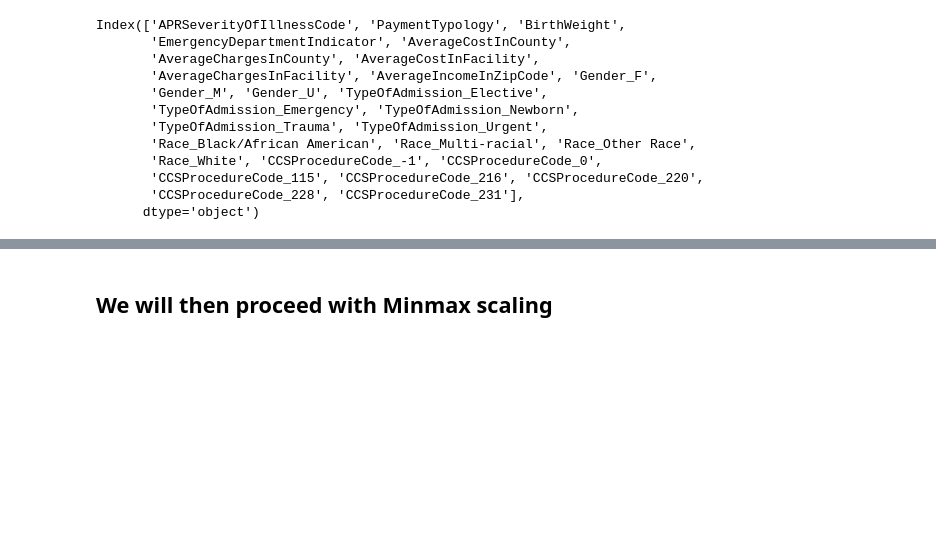
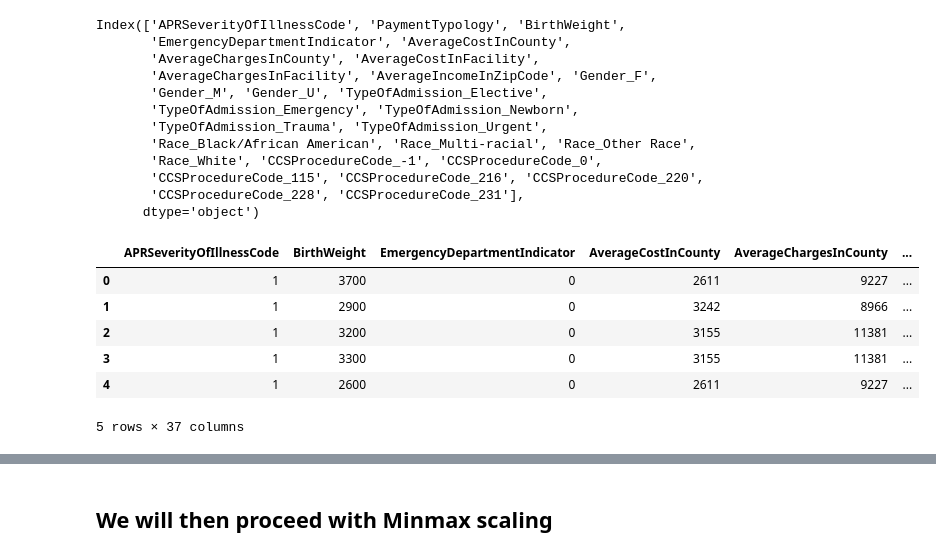
Before and after one commit to s3723189/COSC2673_assignment1, a Jupyter notebook: assignment1.ipynb, the cells around one changed output, grey strips where cells are left out. Saved outputs shown, nothing was run; the diff lists cells and outputs as text; code cells hidden in the pictures; blank space fills up the shorter version.

```diff
--- a/assignment1.ipynb
+++ b/assignment1.ipynb
@@ -246,3 +255,13 @@ for i in range(len(test_OneHotEncoder_PaymentTypology.categories_[0])):
 
 a_dataset = a_dataset.drop(columns = ['PaymentTypology'])
 test_dataset = test_dataset.drop(columns = ['PaymentTypology'])
+# %%
+a_dataset.head()
+# %% [output]
+|  | APRSeverityOfIllnessCode | BirthWeight | EmergencyDepartmentIndicator | AverageCostInCounty | AverageChargesInCounty | ... |
+| 0 | 1 | 3700 | 0 | 2611 | 9227 | ... |
+| 1 | 1 | 2900 | 0 | 3242 | 8966 | ... |
+| 2 | 1 | 3200 | 0 | 3155 | 11381 | ... |
+| 3 | 1 | 3300 | 0 | 3155 | 11381 | ... |
+| 4 | 1 | 2600 | 0 | 2611 | 9227 | ... |
+5 rows × 37 columns
```
Also changed, not shown: parts of 27 cells of this notebook, 1 other file.
